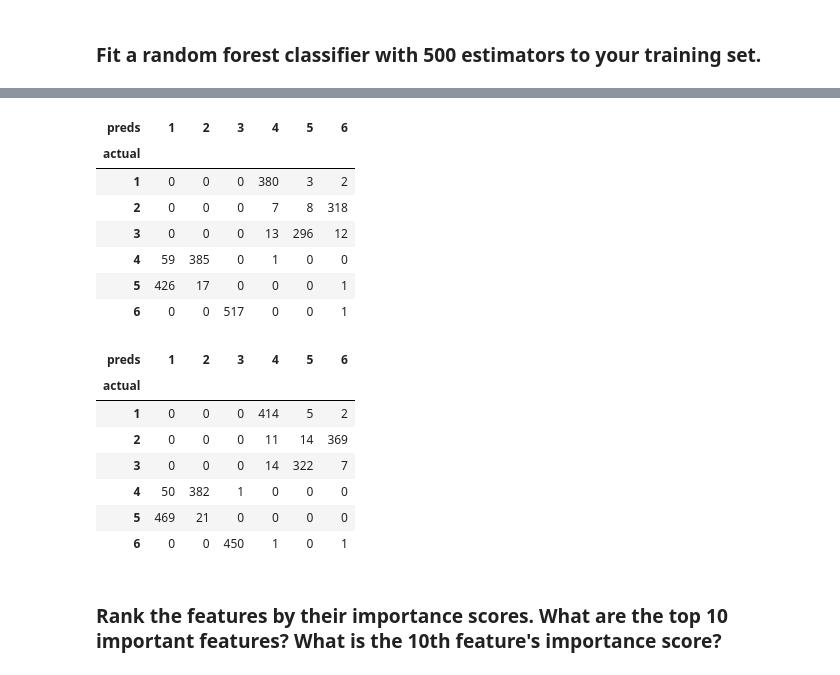
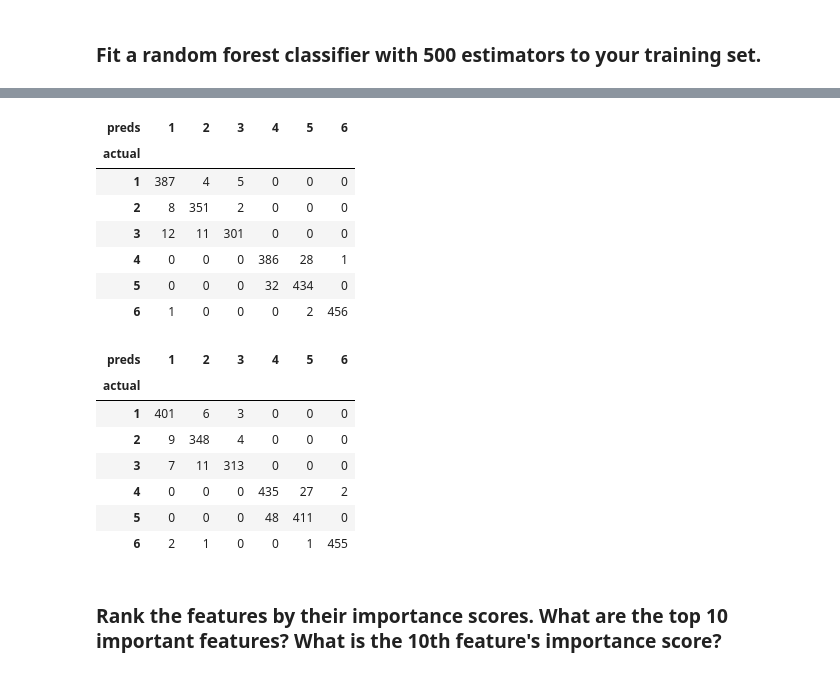
Before and after one commit to zadrozny/thinkful, a Jupyter notebook: u4_l2/u4_l2.ipynb, the cells around one changed output, grey strips where cells are left out. Saved outputs shown, nothing was run; the diff lists cells and outputs as text; code cells hidden in the pictures.

```diff
--- a/u4_l2/u4_l2.ipynb
+++ b/u4_l2/u4_l2.ipynb
@@ -147,35 +174,42 @@ test_data = df[df['segment'] > .67]
 # %%
 # Adapting the Iris example: http://blog.yhat.com/posts/random-forests-in-python.html
 features = df.columns[:500]
 clf = RandomForestClassifier(n_jobs=2)
-y, _ = pd.factorize(train_data['y'])
-y = [n+1 for n in y] # Offset
-clf.fit(train_data[features], y)
+
+# Commented out block is my old code:
+
+# y, _ = pd.factorize(train_data['y'])
+# y = [n+1 for n in y] # Offset
+# clf.fit(train_data[features], y)
+# preds_test = clf.predict(test_data[features])
+# pd.crosstab(test_data['y'], preds_test, rownames=['actual'], colnames=['preds'])
+
+clf.fit(train_data[features], train_data['y'])
 
 preds_test = clf.predict(test_data[features])
 
 pd.crosstab(test_data['y'], preds_test, rownames=['actual'], colnames=['preds'])
 # %% [output]
 | preds | 1 | 2 | 3 | 4 | 5 | 6 |
 | actual |  |  |  |  |  |  |
-| 1 | 0 | 0 | 0 | 380 | 3 | 2 |
-| 2 | 0 | 0 | 0 | 7 | 8 | 318 |
-| 3 | 0 | 0 | 0 | 13 | 296 | 12 |
-| 4 | 59 | 385 | 0 | 1 | 0 | 0 |
-| 5 | 426 | 17 | 0 | 0 | 0 | 1 |
-| 6 | 0 | 0 | 517 | 0 | 0 | 1 |
+| 1 | 387 | 4 | 5 | 0 | 0 | 0 |
+| 2 | 8 | 351 | 2 | 0 | 0 | 0 |
+| 3 | 12 | 11 | 301 | 0 | 0 | 0 |
+| 4 | 0 | 0 | 0 | 386 | 28 | 1 |
+| 5 | 0 | 0 | 0 | 32 | 434 | 0 |
+| 6 | 1 | 0 | 0 | 0 | 2 | 456 |
 # %%
 preds_val = clf.predict(val_data[features])
 pd.crosstab(val_data['y'], preds_val, rownames=['actual'], colnames=['preds'])
 # %% [output]
 | preds | 1 | 2 | 3 | 4 | 5 | 6 |
 | actual |  |  |  |  |  |  |
-| 1 | 0 | 0 | 0 | 414 | 5 | 2 |
-| 2 | 0 | 0 | 0 | 11 | 14 | 369 |
-| 3 | 0 | 0 | 0 | 14 | 322 | 7 |
-| 4 | 50 | 382 | 1 | 0 | 0 | 0 |
-| 5 | 469 | 21 | 0 | 0 | 0 | 0 |
-| 6 | 0 | 0 | 450 | 1 | 0 | 1 |
+| 1 | 401 | 6 | 3 | 0 | 0 | 0 |
+| 2 | 9 | 348 | 4 | 0 | 0 | 0 |
+| 3 | 7 | 11 | 313 | 0 | 0 | 0 |
+| 4 | 0 | 0 | 0 | 435 | 27 | 2 |
+| 5 | 0 | 0 | 0 | 48 | 411 | 0 |
+| 6 | 2 | 1 | 0 | 0 | 1 | 455 |
 # %% [markdown]
 ### Rank the features by their importance scores. What are the top 10 important features? What is the 10th feature's importance score?
 # %% [markdown]
```
Also changed, not shown: parts of 17 cells of this notebook.
